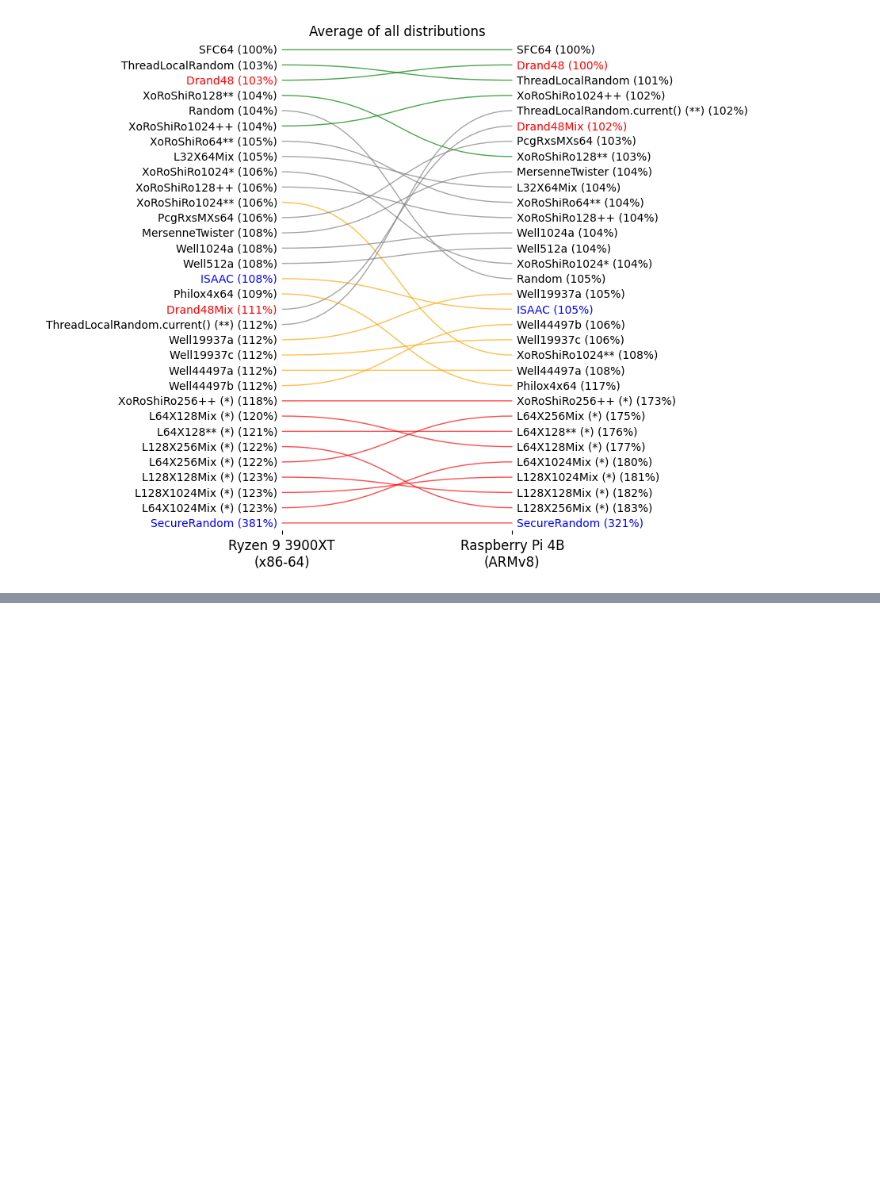
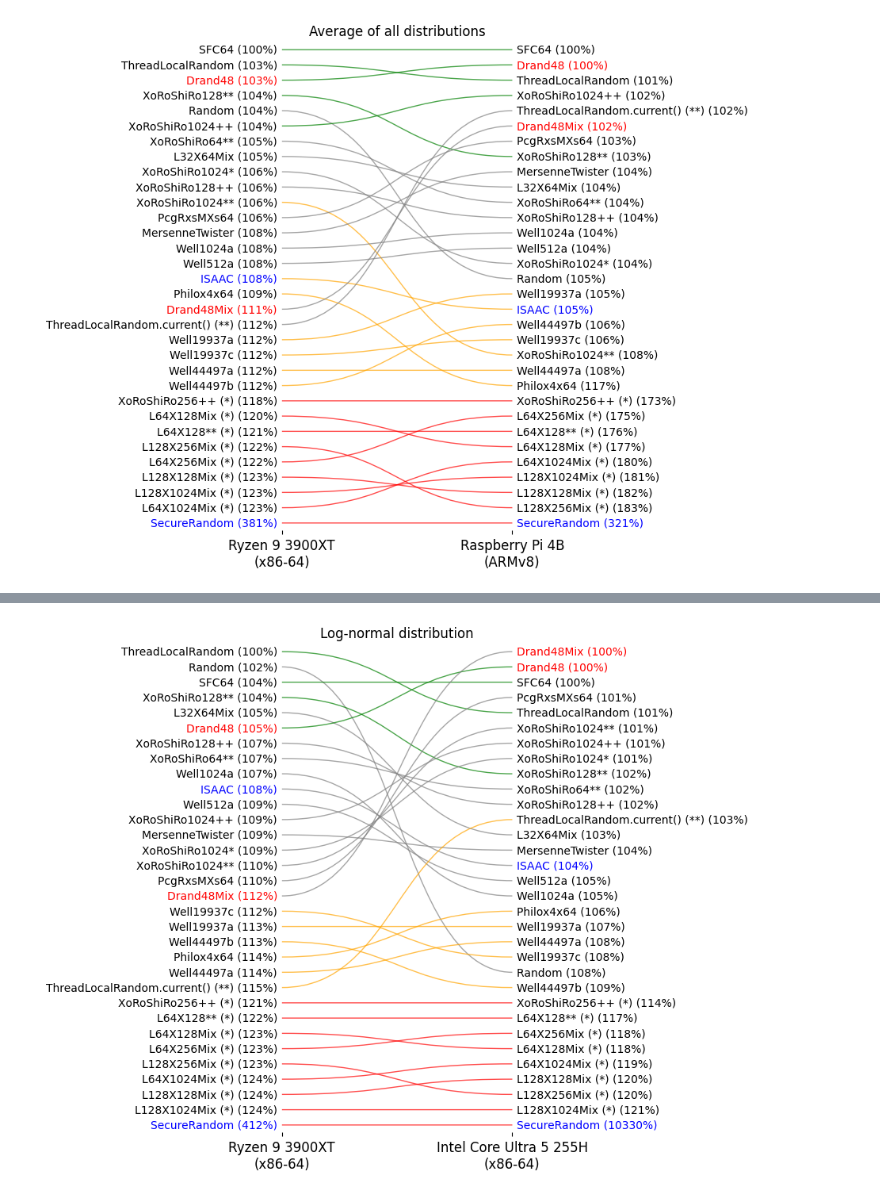
Before and after one commit to A-Herzog/PRNG-DES-Benchmarks, a Jupyter notebook: Results1Platforms.ipynb, the cells around one changed output, grey strips where cells are left out. Drawn from its saved outputs; the diff is of its cells as text; code cells hidden in the pictures; blank space fills up the shorter version.

```diff
--- a/Results1Platforms.ipynb
+++ b/Results1Platforms.ipynb
@@ -190,0 +231,6 @@ fig = build_diagram(rec["df_merged"], rec["fastest_time_ryzen"], rec["fastest_ti
+# %%
+fig = build_diagram_from_rec(amd_intel["input"][1], amd_intel["platform_other"])
+
+# fig.savefig("plot1platforms-Intel-Log.png", format="png", bbox_inches='tight', pad_inches=0)
+# %% [output]
+[figure, added]
```
Also changed, not shown: parts of 17 cells of this notebook, 21 other files.
